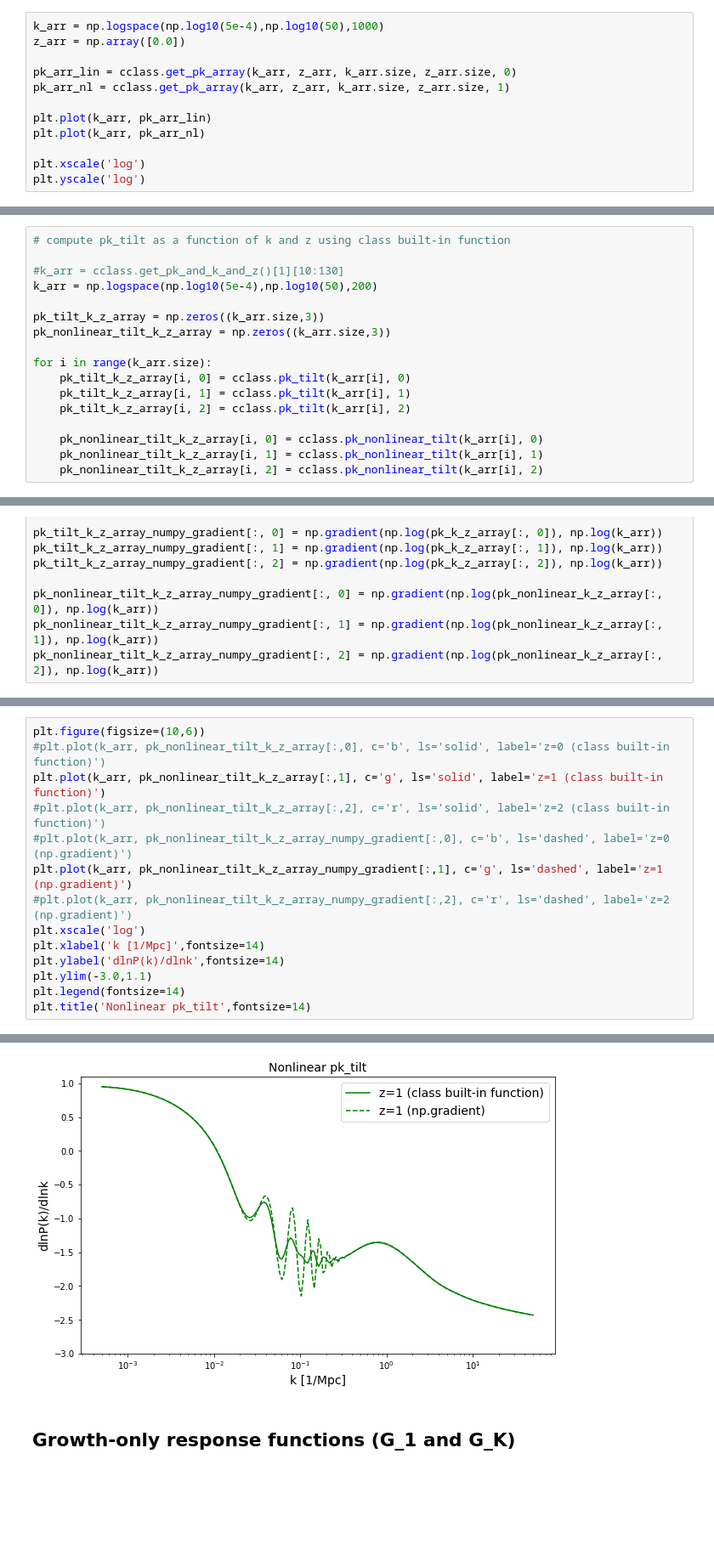
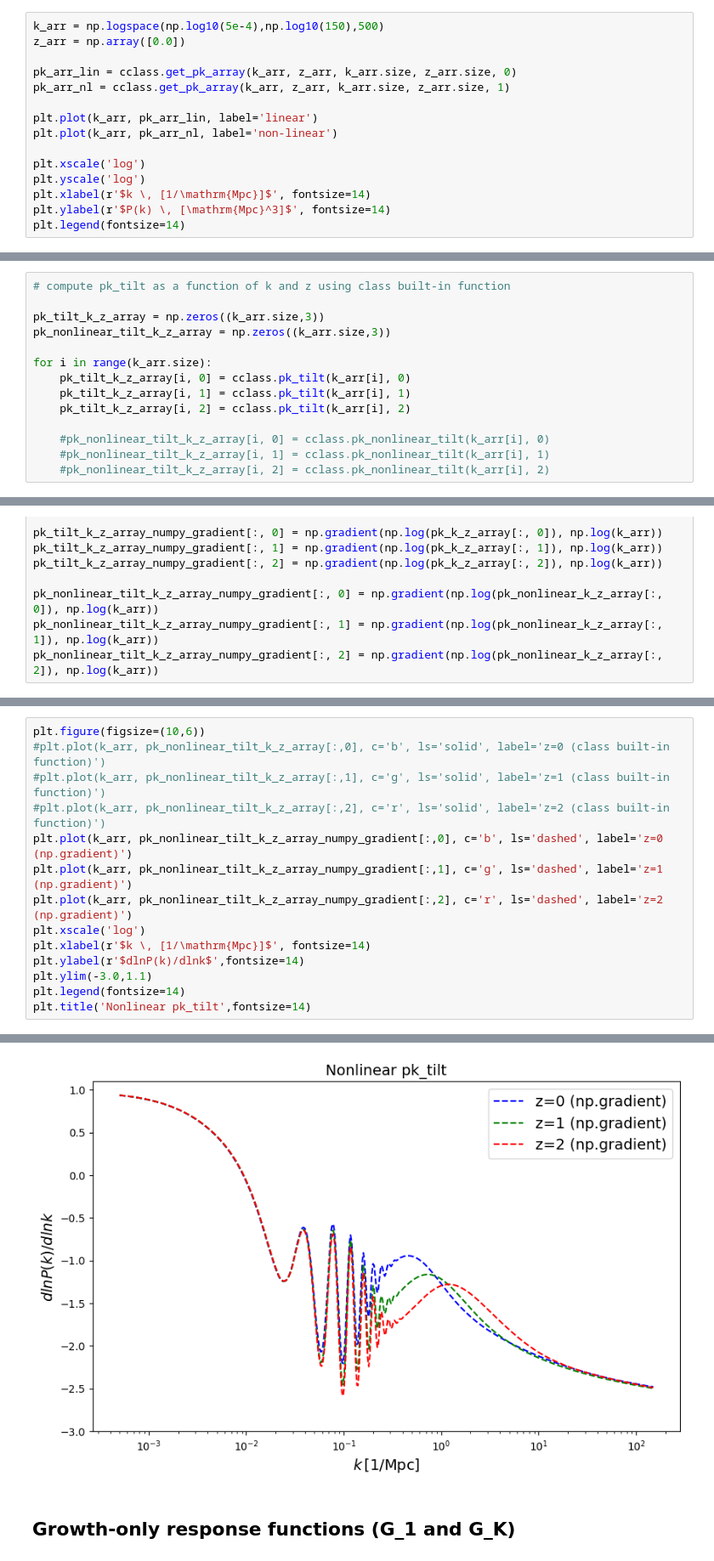
Before and after one commit to anikhalder/i3PCF, a Jupyter notebook: src/tests.ipynb, the cells around one changed output, grey strips where cells are left out. Shown at 85% size. Cells and saved outputs as stored; diff of their text form; blank space fills up the shorter version.

```diff
--- a/src/tests.ipynb
+++ b/src/tests.ipynb
@@ -155,15 +257,18 @@ cclass.scale_independent_growth_factor(0.3)
 # %% [markdown]
 ### Compute matter power spectrum
 # %%
-k_arr = np.logspace(np.log10(5e-4),np.log10(50),1000)
+k_arr = np.logspace(np.log10(5e-4),np.log10(150),500)
 z_arr = np.array([0.0])
 
 pk_arr_lin = cclass.get_pk_array(k_arr, z_arr, k_arr.size, z_arr.size, 0)
 pk_arr_nl = cclass.get_pk_array(k_arr, z_arr, k_arr.size, z_arr.size, 1)
 
-plt.plot(k_arr, pk_arr_lin)
-plt.plot(k_arr, pk_arr_nl)
+plt.plot(k_arr, pk_arr_lin, label='linear')
+plt.plot(k_arr, pk_arr_nl, label='non-linear')
 
 plt.xscale('log')
 plt.yscale('log')
+plt.xlabel(r'$k \, [1/\mathrm{Mpc}]$', fontsize=14)
+plt.ylabel(r'$P(k) \, [\mathrm{Mpc}^3]$', fontsize=14)
+plt.legend(fontsize=14)
 # %% [output]
@@ -230,9 +324,6 @@ plt.yscale('log')
 ### Compute the tilt of the matter power spectrum
 # %%
 # compute pk_tilt as a function of k and z using class built-in function
-
-#k_arr = cclass.get_pk_and_k_and_z()[1][10:130]
-k_arr = np.logspace(np.log10(5e-4),np.log10(50),200)
 
 pk_tilt_k_z_array = np.zeros((k_arr.size,3))
 pk_nonlinear_tilt_k_z_array = np.zeros((k_arr.size,3))
@@ -242,9 +333,9 @@ for i in range(k_arr.size):
     pk_tilt_k_z_array[i, 1] = cclass.pk_tilt(k_arr[i], 1)
     pk_tilt_k_z_array[i, 2] = cclass.pk_tilt(k_arr[i], 2)
 
-    pk_nonlinear_tilt_k_z_array[i, 0] = cclass.pk_nonlinear_tilt(k_arr[i], 0)
-    pk_nonlinear_tilt_k_z_array[i, 1] = cclass.pk_nonlinear_tilt(k_arr[i], 1)
-    pk_nonlinear_tilt_k_z_array[i, 2] = cclass.pk_nonlinear_tilt(k_arr[i], 2)
+    #pk_nonlinear_tilt_k_z_array[i, 0] = cclass.pk_nonlinear_tilt(k_arr[i], 0)
+    #pk_nonlinear_tilt_k_z_array[i, 1] = cclass.pk_nonlinear_tilt(k_arr[i], 1)
+    #pk_nonlinear_tilt_k_z_array[i, 2] = cclass.pk_nonlinear_tilt(k_arr[i], 2)
 # %%
 # compute pk_tilt as a function of k and z manually using numpy gradient
 
@@ -290,20 +381,20 @@ Text(0.5, 1.0, 'Linear pk_tilt')
 # %%
 plt.figure(figsize=(10,6))
 #plt.plot(k_arr, pk_nonlinear_tilt_k_z_array[:,0], c='b', ls='solid', label='z=0 (class built-in function)')
-plt.plot(k_arr, pk_nonlinear_tilt_k_z_array[:,1], c='g', ls='solid', label='z=1 (class built-in function)')
+#plt.plot(k_arr, pk_nonlinear_tilt_k_z_array[:,1], c='g', ls='solid', label='z=1 (class built-in function)')
 #plt.plot(k_arr, pk_nonlinear_tilt_k_z_array[:,2], c='r', ls='solid', label='z=2 (class built-in function)')
-#plt.plot(k_arr, pk_nonlinear_tilt_k_z_array_numpy_gradient[:,0], c='b', ls='dashed', label='z=0 (np.gradient)')
+plt.plot(k_arr, pk_nonlinear_tilt_k_z_array_numpy_gradient[:,0], c='b', ls='dashed', label='z=0 (np.gradient)')
 plt.plot(k_arr, pk_nonlinear_tilt_k_z_array_numpy_gradient[:,1], c='g', ls='dashed', label='z=1 (np.gradient)')
-#plt.plot(k_arr, pk_nonlinear_tilt_k_z_array_numpy_gradient[:,2], c='r', ls='dashed', label='z=2 (np.gradient)')
+plt.plot(k_arr, pk_nonlinear_tilt_k_z_array_numpy_gradient[:,2], c='r', ls='dashed', label='z=2 (np.gradient)')
 plt.xscale('log')
-plt.xlabel('k [1/Mpc]',fontsize=14)
-plt.ylabel('dlnP(k)/dlnk',fontsize=14)
+plt.xlabel(r'$k \, [1/\mathrm{Mpc}]$', fontsize=14)
+plt.ylabel(r'$dlnP(k)/dlnk$',fontsize=14)
 plt.ylim(-3.0,1.1)
 plt.legend(fontsize=14)
 plt.title('Nonlinear pk_tilt',fontsize=14)
 # %% [output]
 Text(0.5, 1.0, 'Nonlinear pk_tilt')
-[figure, old version]
+[figure, new version]
 # %% [markdown]
 ## Growth-only response functions (G_1 and G_K)
 # %%
```
Also changed, not shown: parts of 29 cells of this notebook.
